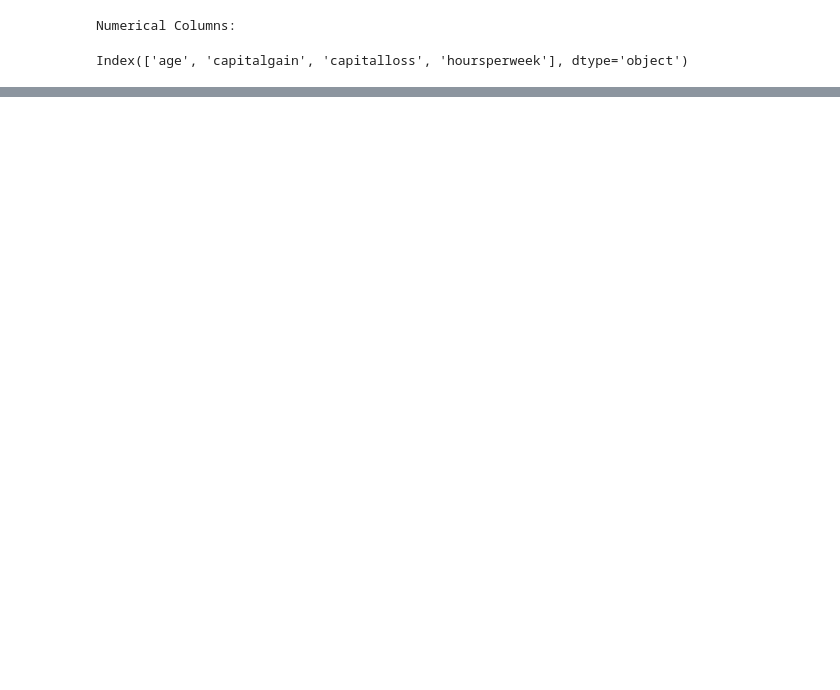
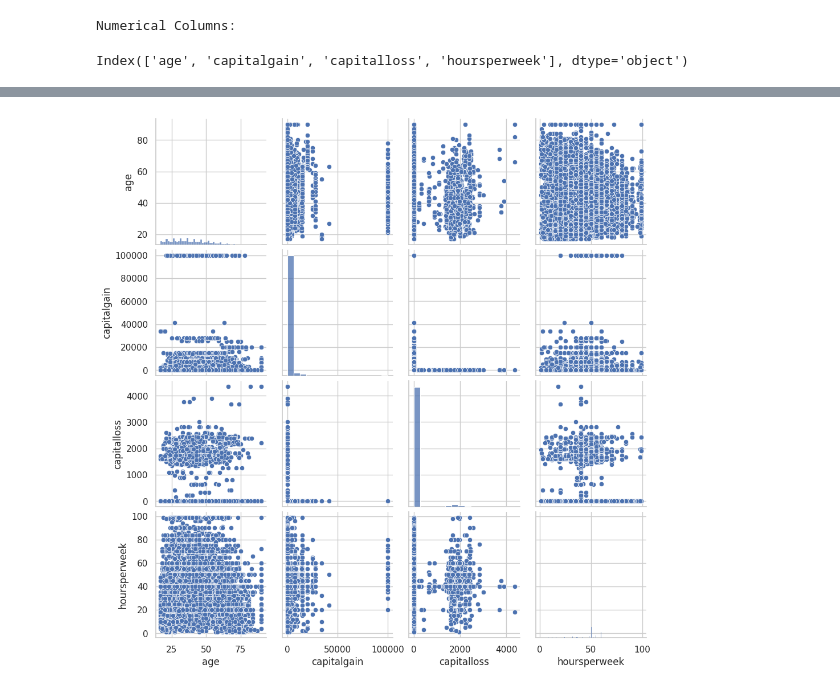
Before and after one commit to OtooCodes/income-Dataset-Analysis, a Jupyter notebook: Income Dataset - EDA.ipynb, the cells around one changed output, grey strips where cells are left out. Saved outputs shown, nothing was run; the diff lists cells and outputs as text; code cells hidden in the pictures; blank space fills up the shorter version.

```diff
--- a/Income Dataset - EDA.ipynb
+++ b/Income Dataset - EDA.ipynb
@@ -292,0 +320,7 @@ plt.show()
+# %%
+# Explore relationships between features
+# Pairplot for numerical features
+sns.pairplot(df[numerical_cols])
+plt.show()
+# %% [output]
+[figure, added]
```
Also changed, not shown: parts of 16 cells of this notebook.
